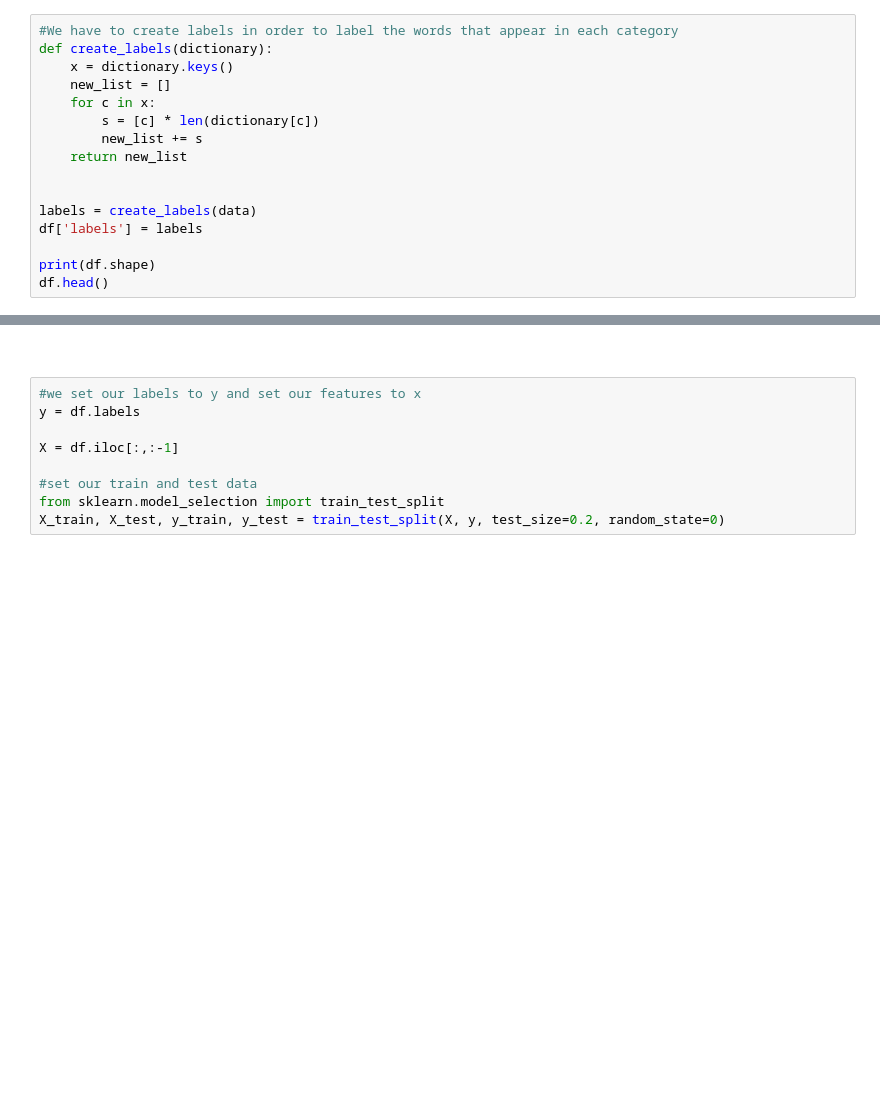
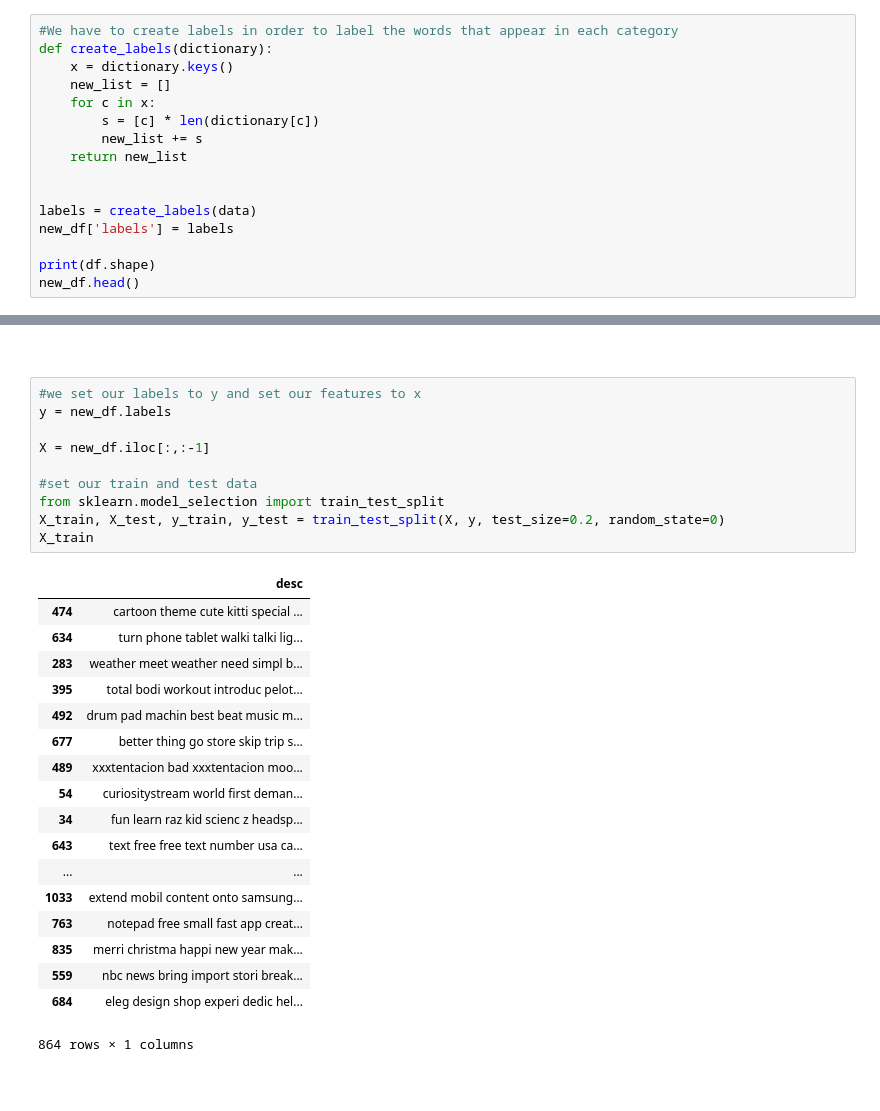
Before and after one commit to anthonytapias/ItemCategoryClassifier, a Jupyter notebook: Predicting App Categories.ipynb, the cells around one changed output, grey strips where cells are left out. Drawn from its saved outputs; the diff is of its cells as text; blank space fills up the shorter version.

```diff
--- a/Predicting App Categories.ipynb
+++ b/Predicting App Categories.ipynb
@@ -117,8 +117,8 @@ def create_labels(dictionary):
 
 
 labels = create_labels(data)
-df['labels'] = labels
+new_df['labels'] = labels
 
 print(df.shape)
-df.head()
+new_df.head()
 # %% [output]
@@ -133,13 +133,33 @@ df.head()
 <br>
 # %%
 #we set our labels to y and set our features to x
-y = df.labels
+y = new_df.labels
 
-X = df.iloc[:,:-1]
+X = new_df.iloc[:,:-1]
 
 #set our train and test data
 from sklearn.model_selection import train_test_split
 X_train, X_test, y_train, y_test = train_test_split(X, y, test_size=0.2, random_state=0)
+X_train
+# %% [output]
+|  | desc |
+| 474 | cartoon theme cute kitti special ... |
+| 634 | turn phone tablet walki talki lig... |
+| 283 | weather meet weather need simpl b... |
+| 395 | total bodi workout introduc pelot... |
+| 492 | drum pad machin best beat music m... |
+| 677 | better thing go store skip trip s... |
+| 489 | xxxtentacion bad xxxtentacion moo... |
+| 54 | curiositystream world first deman... |
+| 34 | fun learn raz kid scienc z headsp... |
+| 643 | text free free text number usa ca... |
+| ... | ... |
+| 1033 | extend mobil content onto samsung... |
+| 763 | notepad free small fast app creat... |
+| 835 | merri christma happi new year mak... |
+| 559 | nbc news bring import stori break... |
+| 684 | eleg design shop experi dedic hel... |
+864 rows × 1 columns
 # %% [markdown]
 <br>
 # %% [markdown]
```
Also changed, not shown: parts of 1 cell of this notebook.
